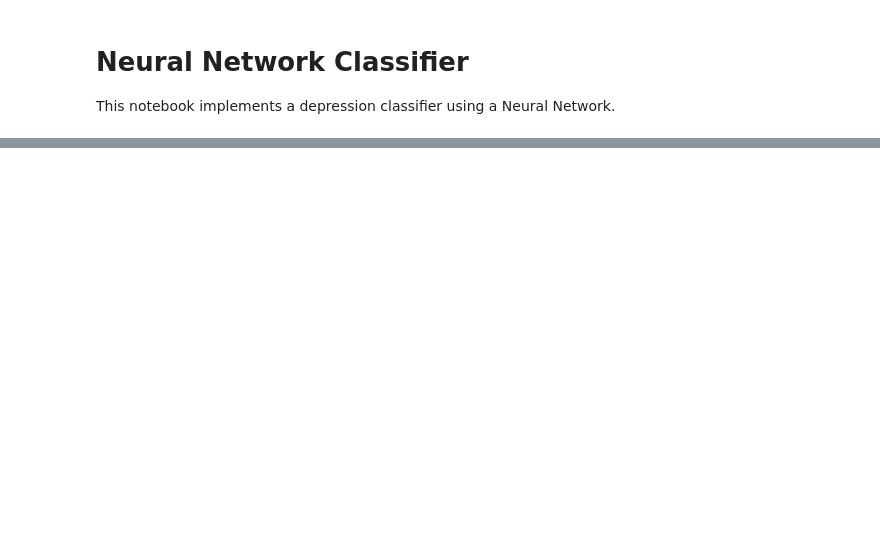
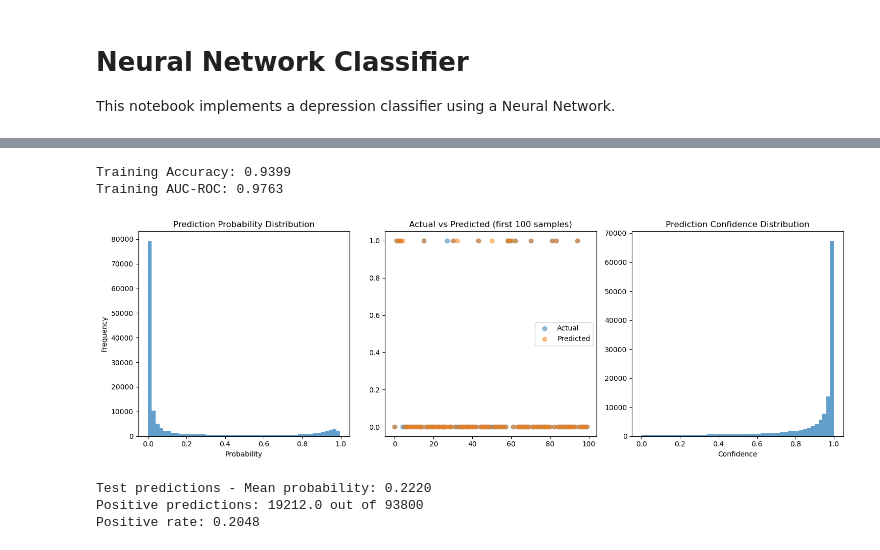
Before and after one commit to sanjana-nalla/COMP_560_Final_Project, a Jupyter notebook: nn.ipynb, the cells around one changed output, grey strips where cells are left out. Saved outputs shown, nothing was run; the diff lists cells and outputs as text; code cells hidden in the pictures; blank space fills up the shorter version.

```diff
--- a/nn.ipynb
+++ b/nn.ipynb
@@ -173,0 +280,69 @@ RuntimeError: all elements of input should be between 0 and 1
+# %%
+# Evaluate on training data
+model.eval()
+with torch.no_grad():
+    # Training predictions
+    train_outputs = model(X)
+    train_predictions = torch.sigmoid(train_outputs)  # Apply sigmoid to get probabilities
+    train_pred_classes = (train_predictions > 0.5).float()
+
+    # Calculate training accuracy
+    train_accuracy = (train_pred_classes == y).float().mean()
+    print(f'Training Accuracy: {train_accuracy.item():.4f}')
+
+    # Calculate AUC-ROC
+    try:
+        train_auc = roc_auc_score(y.cpu().numpy(), train_predictions.cpu().numpy())
+        print(f'Training AUC-ROC: {train_auc:.4f}')
+    except:
+        print("Could not calculate AUC-ROC")
+
+# Plot some results
+plt.figure(figsize=(15, 5))
+
+# Plot 1: Prediction distribution
+plt.subplot(1, 3, 1)
+plt.hist(train_predictions.cpu().numpy(), bins=50, alpha=0.7)
+plt.title('Prediction Probability Distribution')
+plt.xlabel('Probability')
+plt.ylabel('Frequency')
+
+# Plot 2: Actual vs Predicted
+plt.subplot(1, 3, 2)
+plt.scatter(range(len(y[:100])), y[:100].cpu().numpy(), alpha=0.5, label='Actual')
+plt.scatter(range(len(train_pred_classes[:100])), train_pred_classes[:100].cpu().numpy(), alpha=0.5, label='Predicted')
+plt.title('Actual vs Predicted (first 100 samples)')
+plt.legend()
+
+# Plot 3: Confidence scores
+plt.subplot(1, 3, 3)
+confidence = torch.abs(train_predictions - 0.5) * 2  # Convert to 0-1 confidence
+plt.hist(confidence.cpu().numpy(), bins=50, alpha=0.7)
+plt.title('Prediction Confidence Distribution')
+plt.xlabel('Confidence')
+
+plt.tight_layout()
+plt.show()
+# %% [output]
+Training Accuracy: 0.9399
+Training AUC-ROC: 0.9763
+[figure, added]
+# %%
+# Make predictions on test data
+model.eval()
+with torch.no_grad():
+    test_outputs = model(X_test_tensor)
+    test_predictions = torch.sigmoid(test_outputs)
+    test_pred_classes = (test_predictions > 0.5).float()
+
+# Convert to numpy
+test_pred_proba = test_predictions.cpu().numpy().flatten()
+test_pred_binary = test_pred_classes.cpu().numpy().flatten()
+
+print(f"Test predictions - Mean probability: {test_pred_proba.mean():.4f}")
+print(f"Positive predictions: {test_pred_binary.sum()} out of {len(test_pred_binary)}")
+print(f"Positive rate: {test_pred_binary.mean():.4f}")
+# %% [output]
+Test predictions - Mean probability: 0.2220
+Positive predictions: 19212.0 out of 93800
+Positive rate: 0.2048
```
Also changed, not shown: parts of 16 cells of this notebook, 3 other files.
